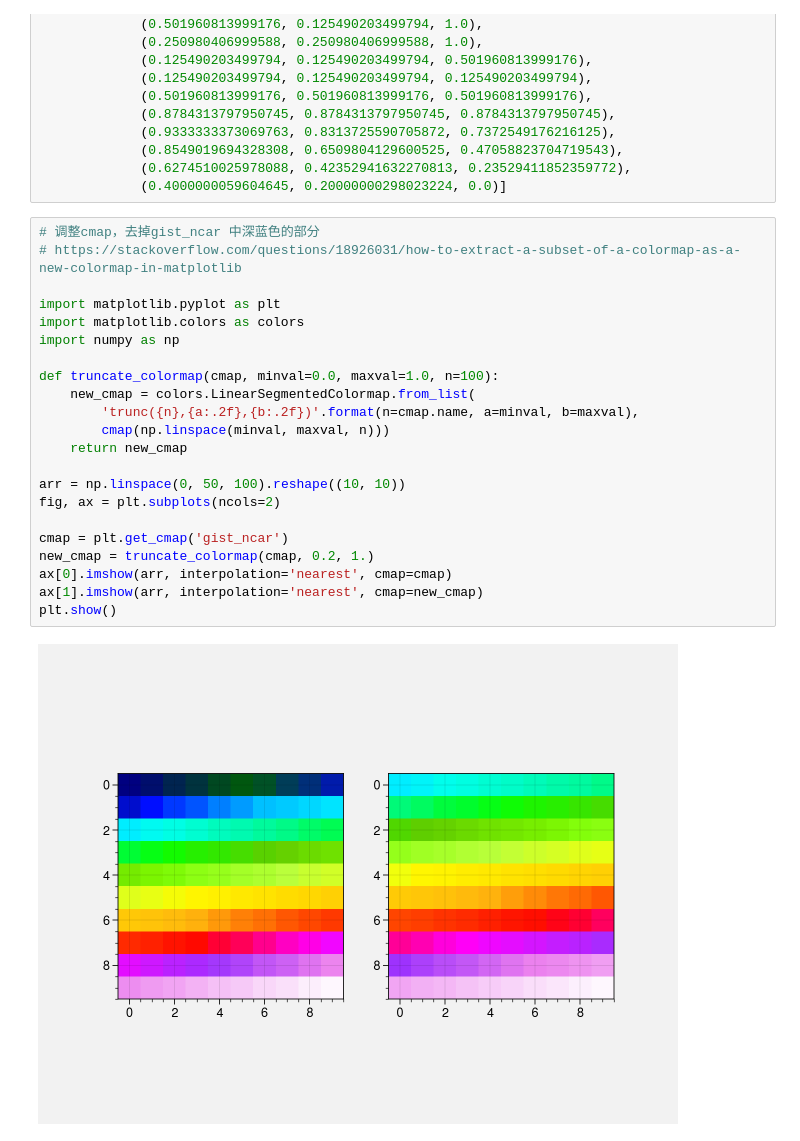
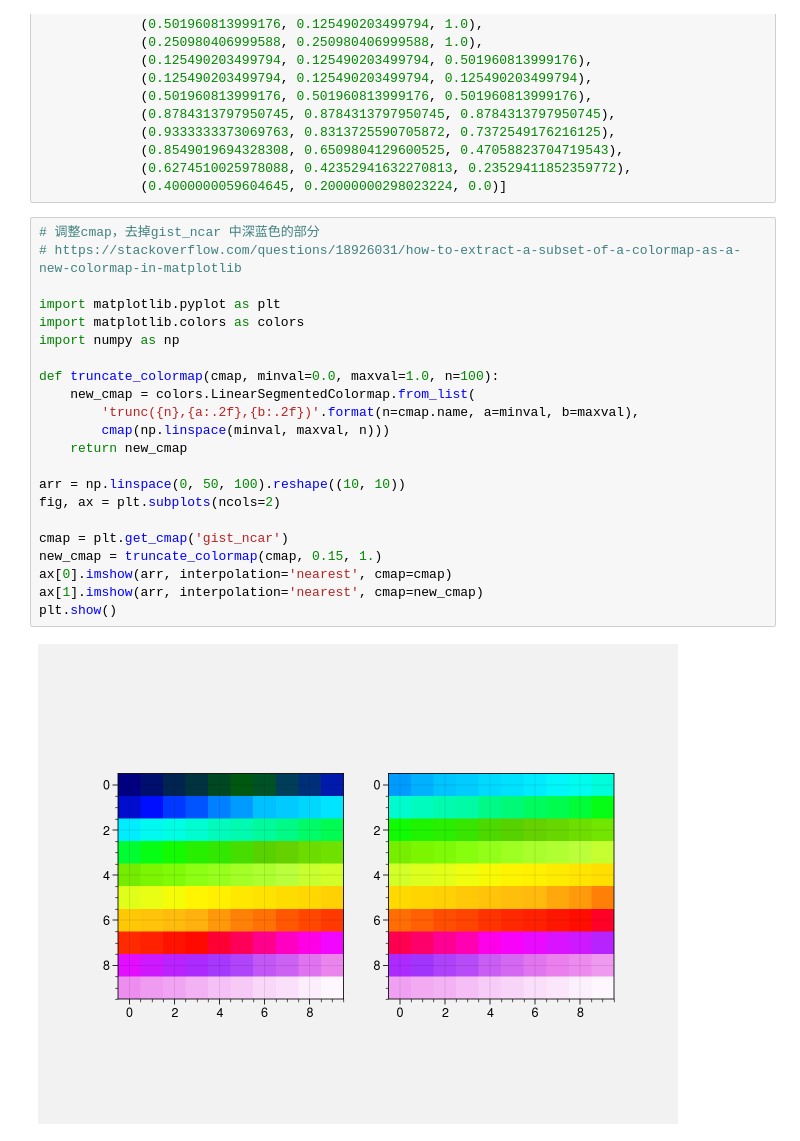
Before and after one commit to dozerlcl/MPAS_case_study, a Jupyter notebook: 92-25km_vr_rcm_postprocess/visualization/check_obs/settled/pre/space/mean/bias_plot.ipynb, the cells around one changed output. Cells and saved outputs as stored; diff of their text form.

```diff
--- a/92-25km_vr_rcm_postprocess/visualization/check_obs/settled/pre/space/mean/bias_plot.ipynb
+++ b/92-25km_vr_rcm_postprocess/visualization/check_obs/settled/pre/space/mean/bias_plot.ipynb
@@ -91,27 +91,27 @@ cmap_data = [(1.0, 1.0, 1.0),
 # %%
 # 调整cmap，去掉gist_ncar 中深蓝色的部分
 # https://stackoverflow.com/questions/18926031/how-to-extract-a-subset-of-a-colormap-as-a-new-colormap-in-matplotlib
 
 import matplotlib.pyplot as plt
 import matplotlib.colors as colors
 import numpy as np
 
 def truncate_colormap(cmap, minval=0.0, maxval=1.0, n=100):
     new_cmap = colors.LinearSegmentedColormap.from_list(
         'trunc({n},{a:.2f},{b:.2f})'.format(n=cmap.name, a=minval, b=maxval),
         cmap(np.linspace(minval, maxval, n)))
     return new_cmap
 
 arr = np.linspace(0, 50, 100).reshape((10, 10))
 fig, ax = plt.subplots(ncols=2)
 
 cmap = plt.get_cmap('gist_ncar')
-new_cmap = truncate_colormap(cmap, 0.2, 1.)
+new_cmap = truncate_colormap(cmap, 0.15, 1.)
 ax[0].imshow(arr, interpolation='nearest', cmap=cmap)
 ax[1].imshow(arr, interpolation='nearest', cmap=new_cmap)
 plt.show()
 # %% [output]
-[figure, old version]
+[figure, new version]
 # %%
 # 国内政区图的绘制
 # Load the border data, CN-border-La.dat is download from
```
Also changed, not shown: parts of 3 cells of this notebook, 3 other files.
